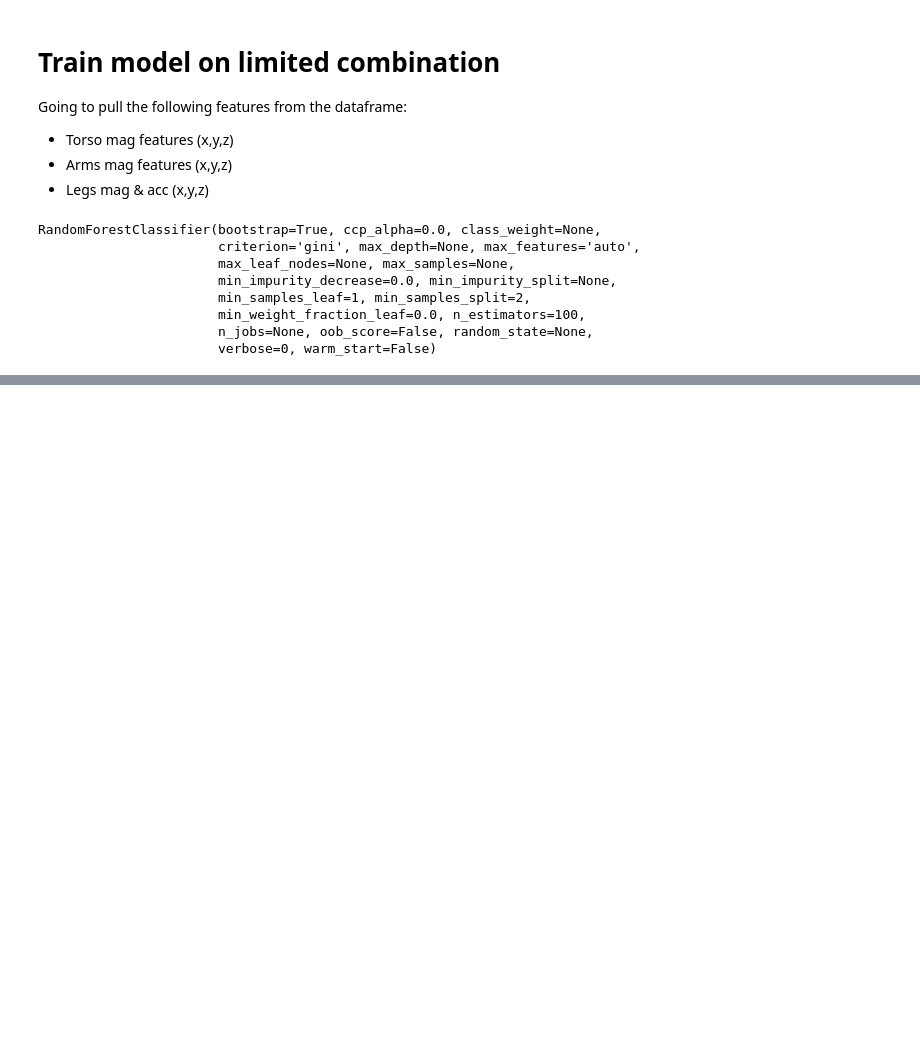
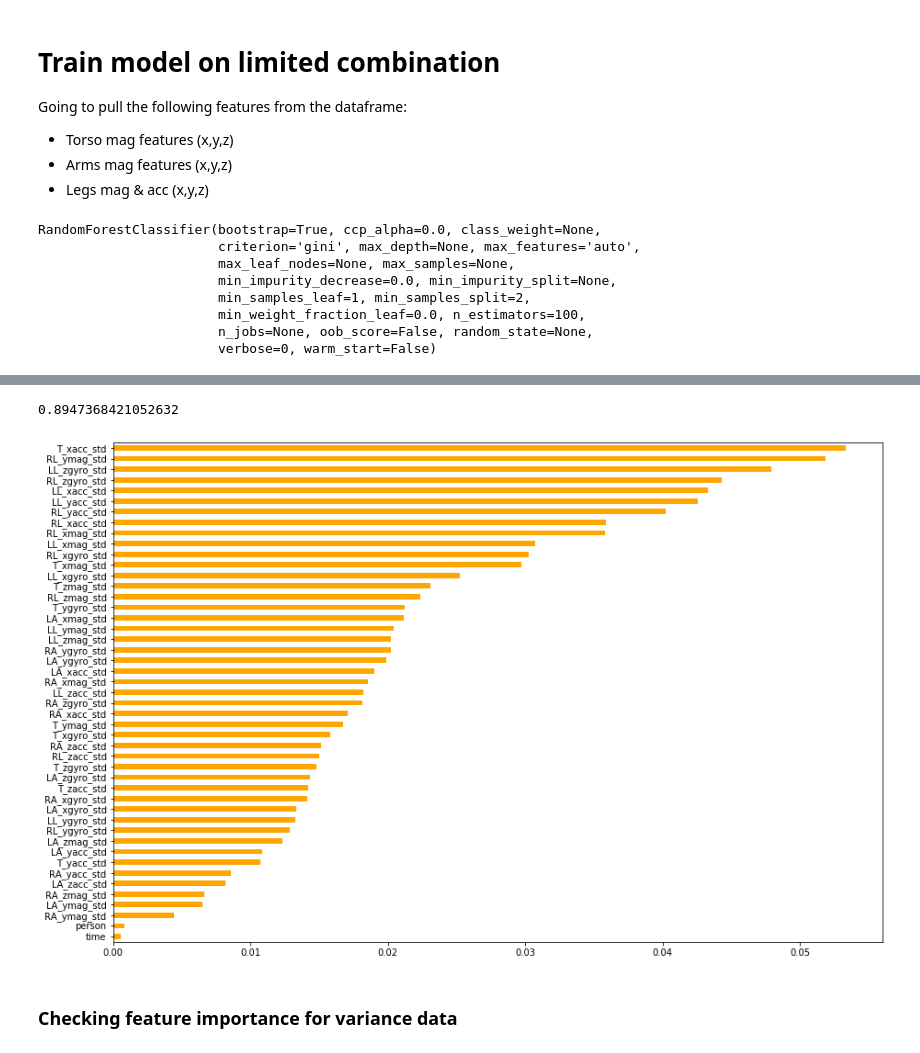
Before and after one commit to egitit/Predicitng_Activities_from_Motion_Data, a Jupyter notebook: feature_engineering/feature_importance_(separated).ipynb, the cells around one changed output, grey strips where cells are left out. Saved outputs shown, nothing was run; the diff lists cells and outputs as text; code cells hidden in the pictures; blank space fills up the shorter version.

```diff
--- a/feature_engineering/feature_importance_(separated).ipynb
+++ b/feature_engineering/feature_importance_(separated).ipynb
@@ -211,0 +213,9 @@ plot_features_importance(rf_combo, 'purple')
+# %%
+rf_std = RandomForestClassifier()
+# %%
+y = df_std['activity_number']
+X = df_std.drop('activity_number', axis=1)
+# %%
+X_train, X_test, y_train, y_test, random_values = my_train_test_split(X, y)
+# %%
+rf_std.fit(X_train, y_train)
@@ -211,0 +231,10 @@ plot_features_importance(rf_combo, 'purple')
+# %%
+rf_std.score(X_test, y_test)
+# %% [output]
+0.8947368421052632
+# %%
+plot_features_importance(rf_std, 'orange')
+# %% [output]
+[figure, added]
+# %% [markdown]
+### Checking feature importance for variance data
```
Also changed, not shown: parts of 43 cells of this notebook.
